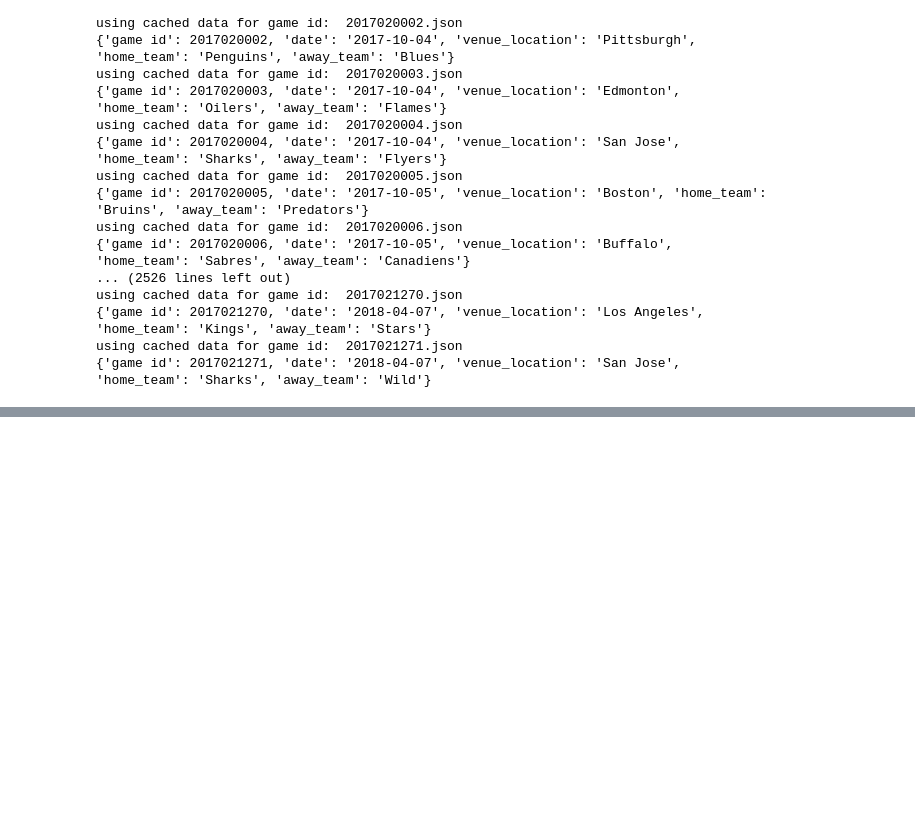
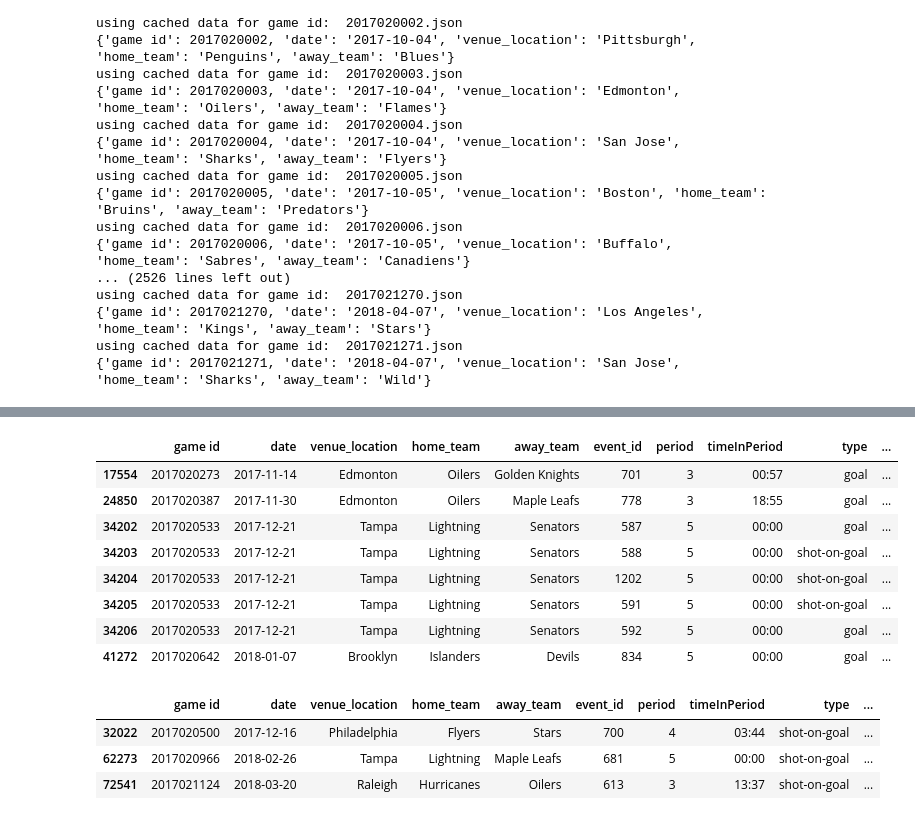
Before and after one commit to WilliamChidiac/NHL-goal-prediction, a Jupyter notebook: notebooks/tidy_data.ipynb, the cells around one changed output, grey strips where cells are left out. Drawn from its saved outputs; the diff is of its cells as text; code cells hidden in the pictures; blank space fills up the shorter version.

Commit message:
retrieved "shot-on-goal" events

```diff
--- a/notebooks/tidy_data.ipynb
+++ b/notebooks/tidy_data.ipynb
@@ -117,3 +122,24 @@ array(['period-start', 'faceoff', 'blocked-shot', 'shot-on-goal', 'hit',
+# %%
+events_with_no_zone_code = df[df['zone_code'].isna()]
+events_with_no_zone_code
+# %% [output]
+|  | game id | date | venue_location | home_team | away_team | event_id | period | timeInPeriod | type | ... |
+| 17554 | 2017020273 | 2017-11-14 | Edmonton | Oilers | Golden Knights | 701 | 3 | 00:57 | goal | ... |
+| 24850 | 2017020387 | 2017-11-30 | Edmonton | Oilers | Maple Leafs | 778 | 3 | 18:55 | goal | ... |
+| 34202 | 2017020533 | 2017-12-21 | Tampa | Lightning | Senators | 587 | 5 | 00:00 | goal | ... |
+| 34203 | 2017020533 | 2017-12-21 | Tampa | Lightning | Senators | 588 | 5 | 00:00 | shot-on-goal | ... |
+| 34204 | 2017020533 | 2017-12-21 | Tampa | Lightning | Senators | 1202 | 5 | 00:00 | shot-on-goal | ... |
+| 34205 | 2017020533 | 2017-12-21 | Tampa | Lightning | Senators | 591 | 5 | 00:00 | shot-on-goal | ... |
+| 34206 | 2017020533 | 2017-12-21 | Tampa | Lightning | Senators | 592 | 5 | 00:00 | goal | ... |
+| 41272 | 2017020642 | 2018-01-07 | Brooklyn | Islanders | Devils | 834 | 5 | 00:00 | goal | ... |
+# %%
+events_with_no_shot_type = df[df['shot_type'].isna()]
+events_with_no_shot_type
+# %% [output]
+|  | game id | date | venue_location | home_team | away_team | event_id | period | timeInPeriod | type | ... |
+| 32022 | 2017020500 | 2017-12-16 | Philadelphia | Flyers | Stars | 700 | 4 | 03:44 | shot-on-goal | ... |
+| 62273 | 2017020966 | 2018-02-26 | Tampa | Lightning | Maple Leafs | 681 | 5 | 00:00 | shot-on-goal | ... |
+| 72541 | 2017021124 | 2018-03-20 | Raleigh | Hurricanes | Oilers | 613 | 3 | 13:37 | shot-on-goal | ... |
 # %%
 events_with_no_goalie = df[df['goalie'].isna()]
 events_with_no_goalie # net empty of no goalie ?
```
Also changed, not shown: parts of 8 cells of this notebook, 1 other file.
